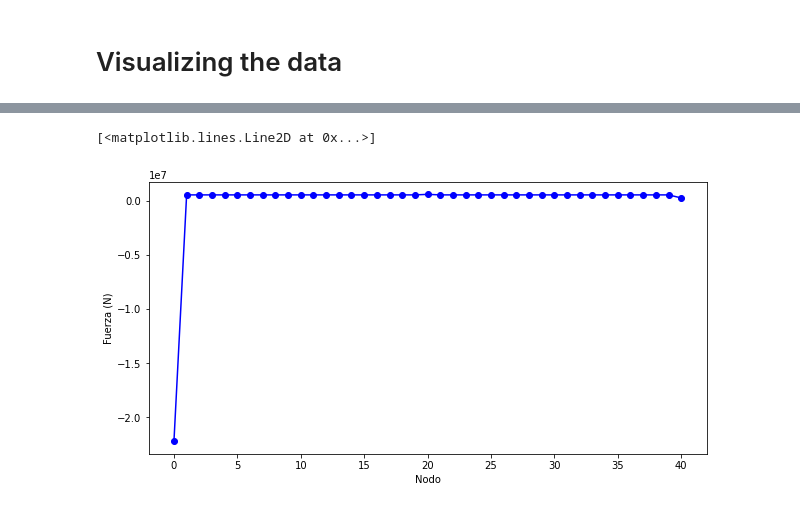
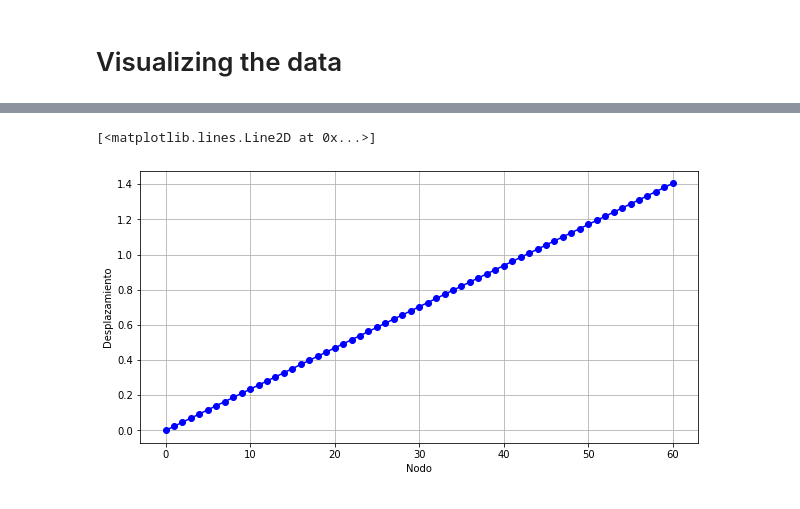
Before and after one commit to HeNeos/Mechanical, a Jupyter notebook: Finite_Element_Analysis/Termic_deformation.ipynb, the cells around one changed output, grey strips where cells are left out. Saved outputs shown, nothing was run; the diff lists cells and outputs as text; code cells hidden in the pictures.

```diff
--- a/Finite_Element_Analysis/Termic_deformation.ipynb
+++ b/Finite_Element_Analysis/Termic_deformation.ipynb
@@ -212,8 +212,7 @@ def Solve(nStiffnessMatrix,nU,nF):
 # Defining the problem
 # %%
 NodesCondition = []
-Nodes = 20
-Nodes = 2*Nodes+1
+Nodes = 61
 E = 2*1e5 #MPA
 L = 1500 #mm
 b0 = 1000 #mm
@@ -259,6 +258,6 @@ U,F=Solve(StiffnessMatrix,U,F)
 
 #print("Stiffness Matrix:\n",StiffnessMatrix,'\n')
 #print("Displacements:\n",U,'\n')
-#print("Forces:\n",F)
+#print("Forces:\n",F[0],F[Nodes-1])
 # %% [markdown]
 # Visualizing the data
@@ -265,10 +276,11 @@ U,F=Solve(StiffnessMatrix,U,F)
 # %%
 plt.figure(figsize=(10,5))
+plt.grid(True)
 plt.xlabel("Nodo")
-plt.ylabel("Fuerza (N)")
-plt.plot(F,'-bo')
+plt.ylabel("Desplazamiento")
+plt.plot(U,'-bo')
 #plt.show()
-#plt.savefig("forze20.pdf")
+#plt.savefig(path + "def40.pdf")
 # %% [output]
 [<matplotlib.lines.Line2D at 0x...>]
-[figure, old version]
+[figure, new version]
```
Also changed, not shown: parts of 6 cells of this notebook.
